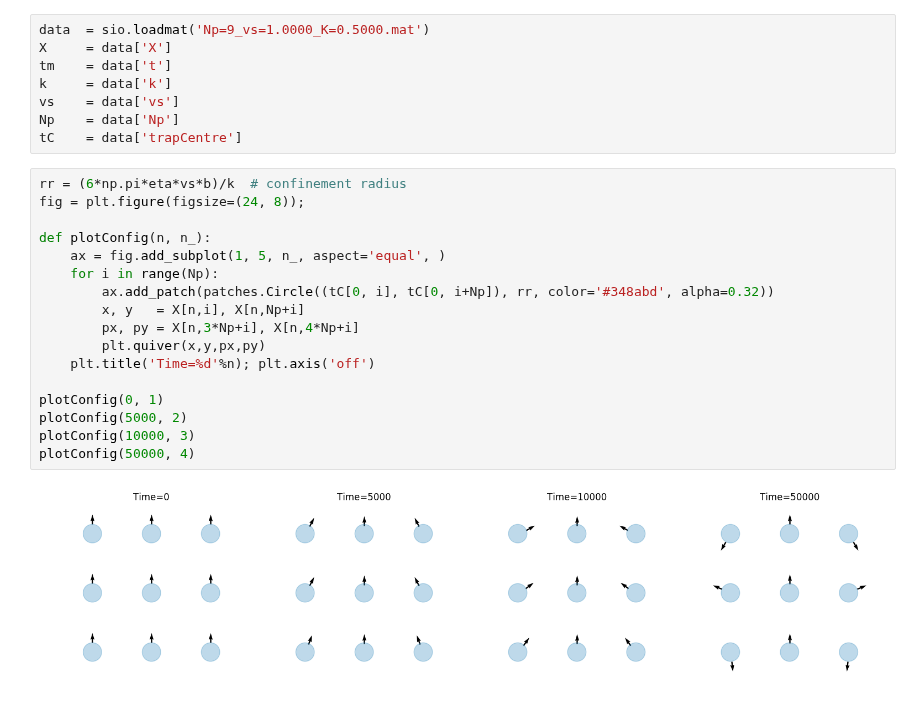
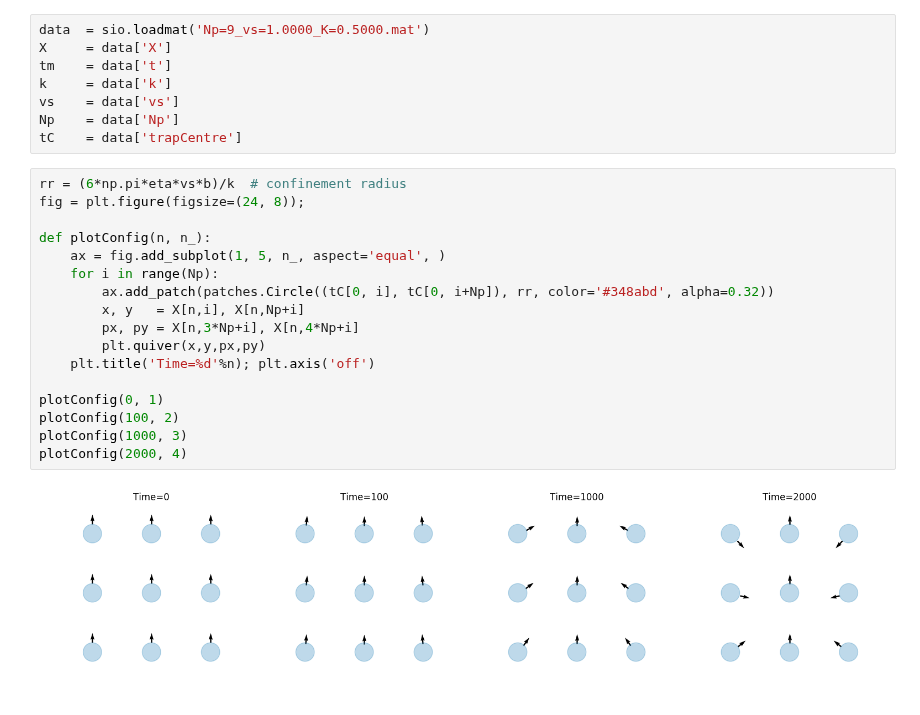
Before and after one commit to rajeshrinet/pystokes, a Jupyter notebook: examples/binderDemo/holographicTrap.ipynb, the cells around one changed output. Cells and saved outputs as stored; diff of their text form.

```diff
--- a/examples/binderDemo/holographicTrap.ipynb
+++ b/examples/binderDemo/holographicTrap.ipynb
@@ -197,19 +172,19 @@ tC    = data['trapCentre']
 # %%
 rr = (6*np.pi*eta*vs*b)/k  # confinement radius
 fig = plt.figure(figsize=(24, 8));
 
 def plotConfig(n, n_):
     ax = fig.add_subplot(1, 5, n_, aspect='equal', )
     for i in range(Np):
         ax.add_patch(patches.Circle((tC[0, i], tC[0, i+Np]), rr, color='#348abd', alpha=0.32))
         x, y   = X[n,i], X[n,Np+i]
         px, py = X[n,3*Np+i], X[n,4*Np+i]
         plt.quiver(x,y,px,py)
     plt.title('Time=%d'%n); plt.axis('off')
 
 plotConfig(0, 1)
-plotConfig(5000, 2)
-plotConfig(10000, 3)
-plotConfig(50000, 4)
+plotConfig(100, 2)
+plotConfig(1000, 3)
+plotConfig(2000, 4)
 # %% [output]
-[figure, old version]
+[figure, new version]
```
Also changed, not shown: parts of 3 cells of this notebook.
